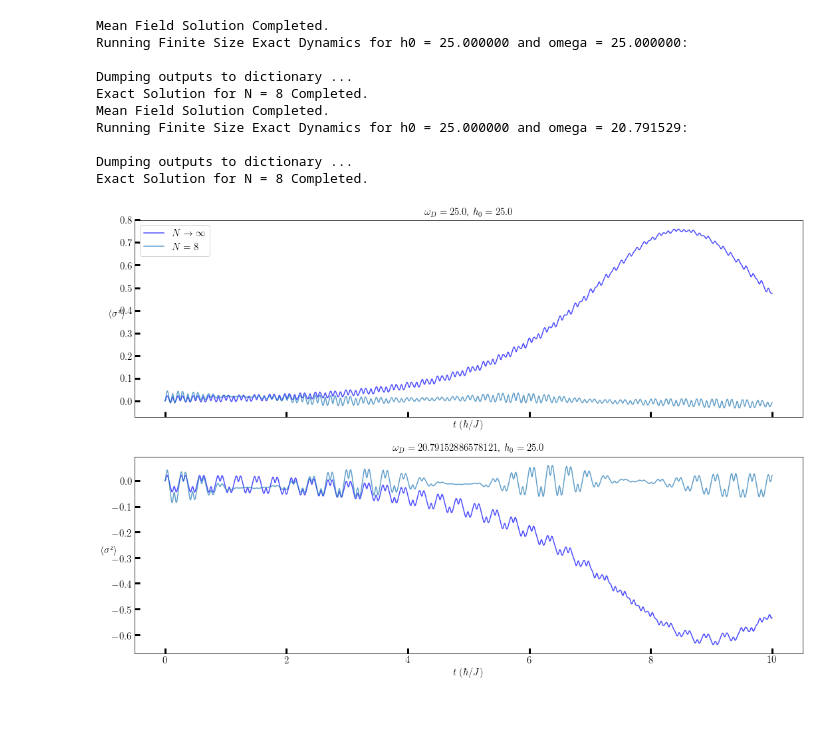
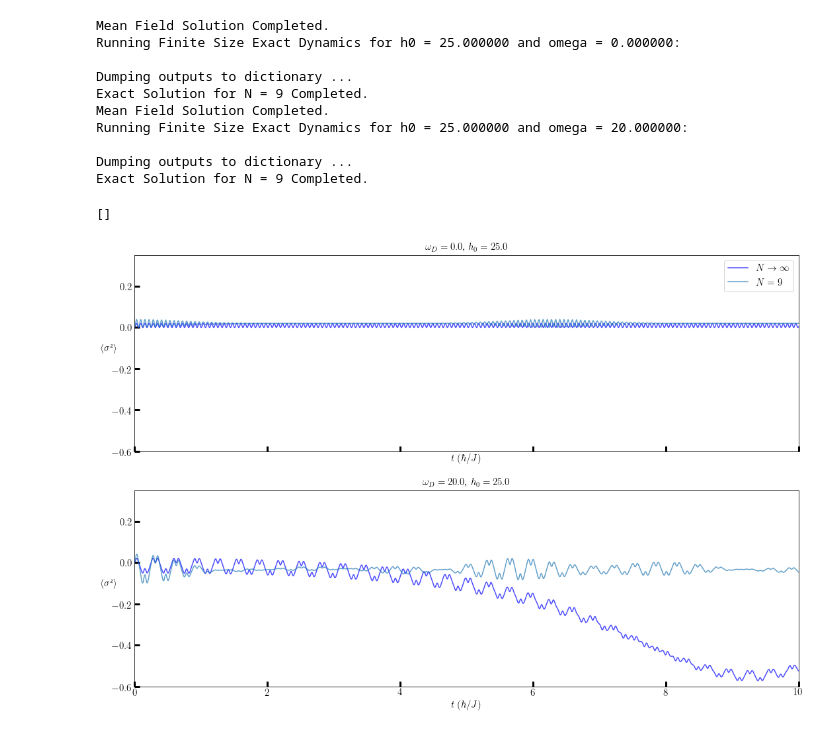
Before and after one commit to deyh2020/periodic_lipkin, a Jupyter notebook: lipkin.ipynb, the cells around one changed output. Saved outputs shown, nothing was run; the diff lists cells and outputs as text; code cells hidden in the pictures.

```diff
--- a/lipkin.ipynb
+++ b/lipkin.ipynb
@@ -291,11 +345,9 @@ t = np.linspace(0, 10, 10000)
 t_exact = np.linspace(0, 10, 1000)
 
 h0 = 25.0
-finite_sizes = 8
+finite_sizes = 9
 
-eta = 2.40482555769577
-
-omegas = [h0, 2 * h0/eta]
+omegas = [0.0, 20.0]
 
 fig, axs = plt.subplots(len(omegas), 1, sharex='col', figsize=(18,12))
 
@@ -318,46 +370,48 @@ def tls_func (psi, t, h0, omega):
 def exact_dynamics(p):
     h = cp.Hamiltonian(p)
     initstate =  np.ones(2**p.lattice_size, dtype="float64")/np.sqrt(2**p.lattice_size)
-    #initstate = np.zeros(2**p.lattice_size)
-    #initstate[0] = 1.0
     return cp.run_dyn(p, initstate)
+
 
 #Start from eigenstate of sx
 evals, evecs = eig((1j) * tls_jac(None, 0.0, 0.0, 0.0))
 psi0 = evecs[:,np.argmin(evals)].copy()
-#psi0 = np.array([1 + (1j) * 0, 0 + (1j) * 0])
 
 for i, w in enumerate(omegas):
     # Set up the inputs and call odeintw to solve the mean field system.
     sol_mf = odeintw(mf_func, psi0, t, args=(h0, w), Dfun=mf_jac)
     #calculate expectation values
     mz_mf = np.einsum("ij,jk,ik->i", sol_mf.conjugate(), sz, sol_mf)
     print("Mean Field Solution Completed.")
 
     axs[i].set_title(r"$\omega_D = {}$, ".format(w) + r"$h_0 = {}$ ".format(h0), fontsize=fs)
     axs[i].set_xlabel(r'$t\;(\hbar/J)$',fontsize=fs)
     axs[i].set_ylabel(r'$\langle\sigma^z\rangle$',fontsize=fs, rotation=0)
     axs[i].tick_params(direction='in', length=8, width=3, labelsize=fs)
     axs[i].plot(t, mz_mf.real, 'b', label = r"$N\to\infty$", alpha=0.7)
     print("Running Finite Size Exact Dynamics for h0 = %f and omega = %f:"%(h0, w))
     n = finite_sizes
     J = np.ones(n**2).reshape(n,n) * 2.0 / (n-1)
-    # Set up the inputs and call curie_weiss_periodic to solve the exact system.
+    #Set up the inputs and call curie_weiss_periodic to solve the exact system.
     p = cp.ParamData(hopmat = J, lattice_size=n, omega=w, times=t_exact, hx=0.0, hy=0.0, hz=-h0, jx=-1.0, jy=0.0, jz=0.0)
     ed_data = exact_dynamics(p)
     print("Exact Solution for N = %d Completed." % n)
     axs[i].plot(t_exact, np.real(ed_data["sz"]), label = r"$N = %d$" % n, alpha=0.7)
-
 legend0 = axs[0].legend(prop={'size': fs})
+for ax in axs:
+    ax.set_xlim([0, 10])
+    ax.set_ylim([-0.6, 0.35])
+plt.plot()
 # %% [output]
 Mean Field Solution Completed.
-Running Finite Size Exact Dynamics for h0 = 25.000000 and omega = 25.000000:
+Running Finite Size Exact Dynamics for h0 = 25.000000 and omega = 0.000000:
 
 Dumping outputs to dictionary ...
-Exact Solution for N = 8 Completed.
+Exact Solution for N = 9 Completed.
 Mean Field Solution Completed.
-Running Finite Size Exact Dynamics for h0 = 25.000000 and omega = 20.791529:
+Running Finite Size Exact Dynamics for h0 = 25.000000 and omega = 20.000000:
 
 Dumping outputs to dictionary ...
-Exact Solution for N = 8 Completed.
+Exact Solution for N = 9 Completed.
+[]
-[figure, old version]
+[figure, new version]
```
Also changed, not shown: parts of 9 cells of this notebook.
